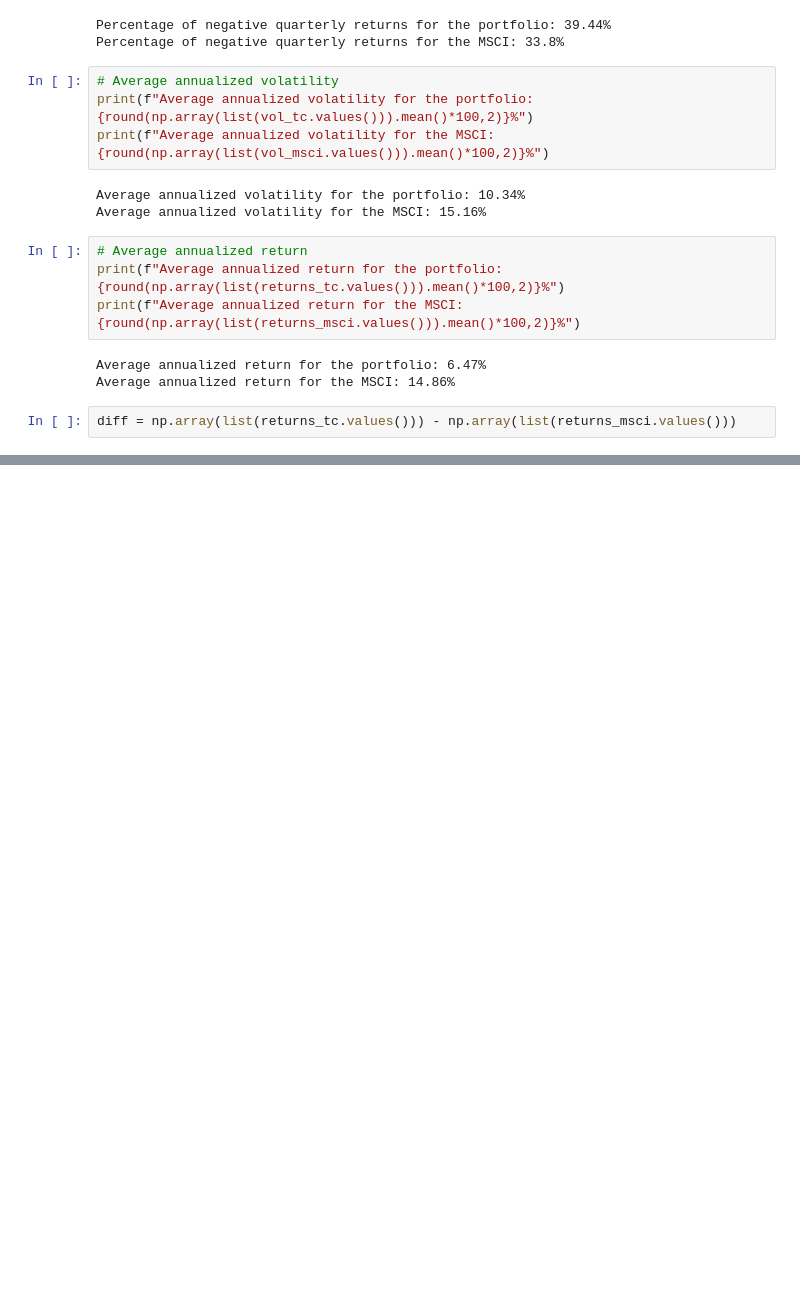
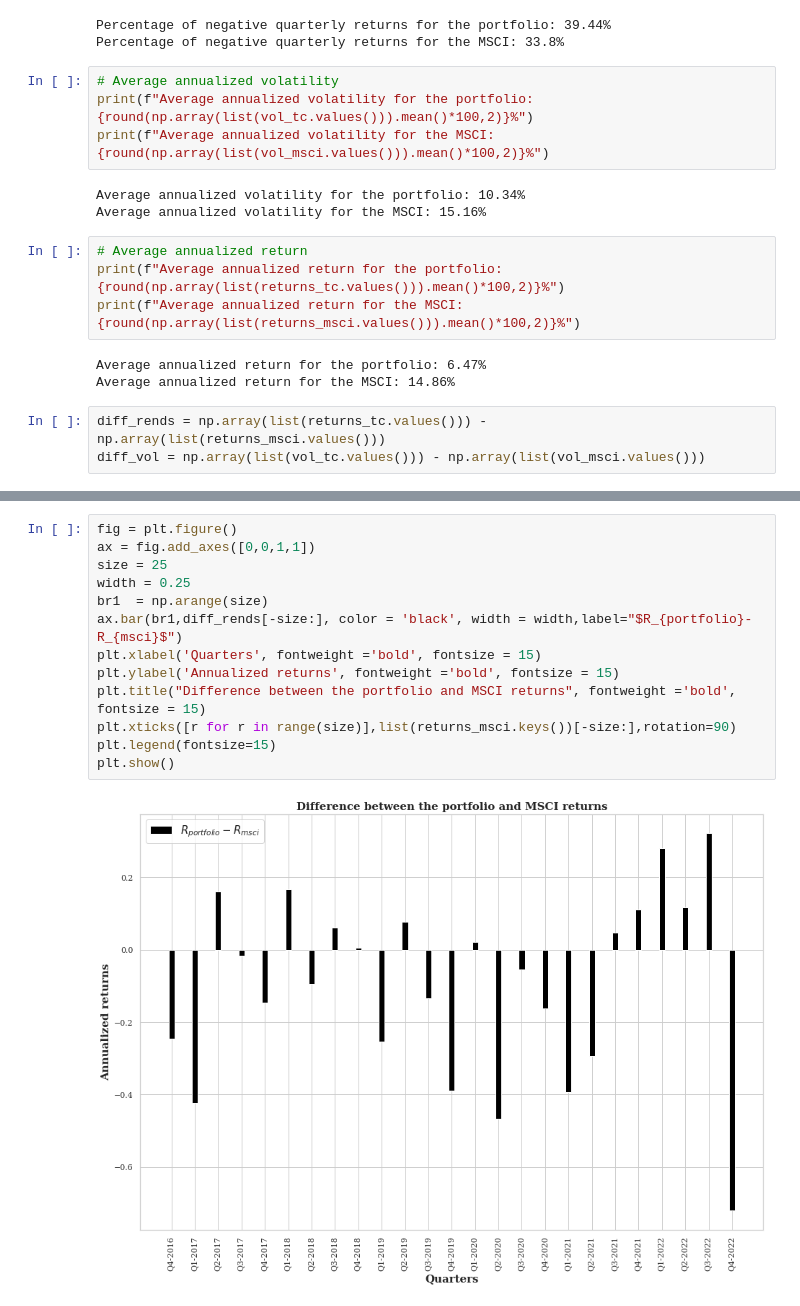
Before and after one commit to bashog/Portfolio-Construction, a Jupyter notebook: 3_portfolio_construction.ipynb, the cells around one changed output, grey strips where cells are left out. Saved outputs shown, nothing was run; the diff lists cells and outputs as text; blank space fills up the shorter version.

```diff
--- a/3_portfolio_construction.ipynb
+++ b/3_portfolio_construction.ipynb
@@ -547,6 +554,7 @@ print(f"Average annualized return for the MSCI: {round(np.array(list(returns_msc
 Average annualized return for the portfolio: 6.47%
 Average annualized return for the MSCI: 14.86%
 # %%
-diff = np.array(list(returns_tc.values())) - np.array(list(returns_msci.values()))
+diff_rends = np.array(list(returns_tc.values())) - np.array(list(returns_msci.values()))
+diff_vol = np.array(list(vol_tc.values())) - np.array(list(vol_msci.values()))
 # %%
 plt.figure(figsize=(15,8))
@@ -577,0 +586,15 @@ plt.show()
+# %%
+fig = plt.figure()
+ax = fig.add_axes([0,0,1,1])
+size = 25
+width = 0.25
+br1  = np.arange(size)
+ax.bar(br1,diff_rends[-size:], color = 'black', width = width,label="$R_{portfolio}-R_{msci}$")
+plt.xlabel('Quarters', fontweight ='bold', fontsize = 15)
+plt.ylabel('Annualized returns', fontweight ='bold', fontsize = 15)
+plt.title("Difference between the portfolio and MSCI returns", fontweight ='bold', fontsize = 15)
+plt.xticks([r for r in range(size)],list(returns_msci.keys())[-size:],rotation=90)
+plt.legend(fontsize=15)
+plt.show()
+# %% [output]
+[figure, added]
```
Also changed, not shown: parts of 9 cells of this notebook.
